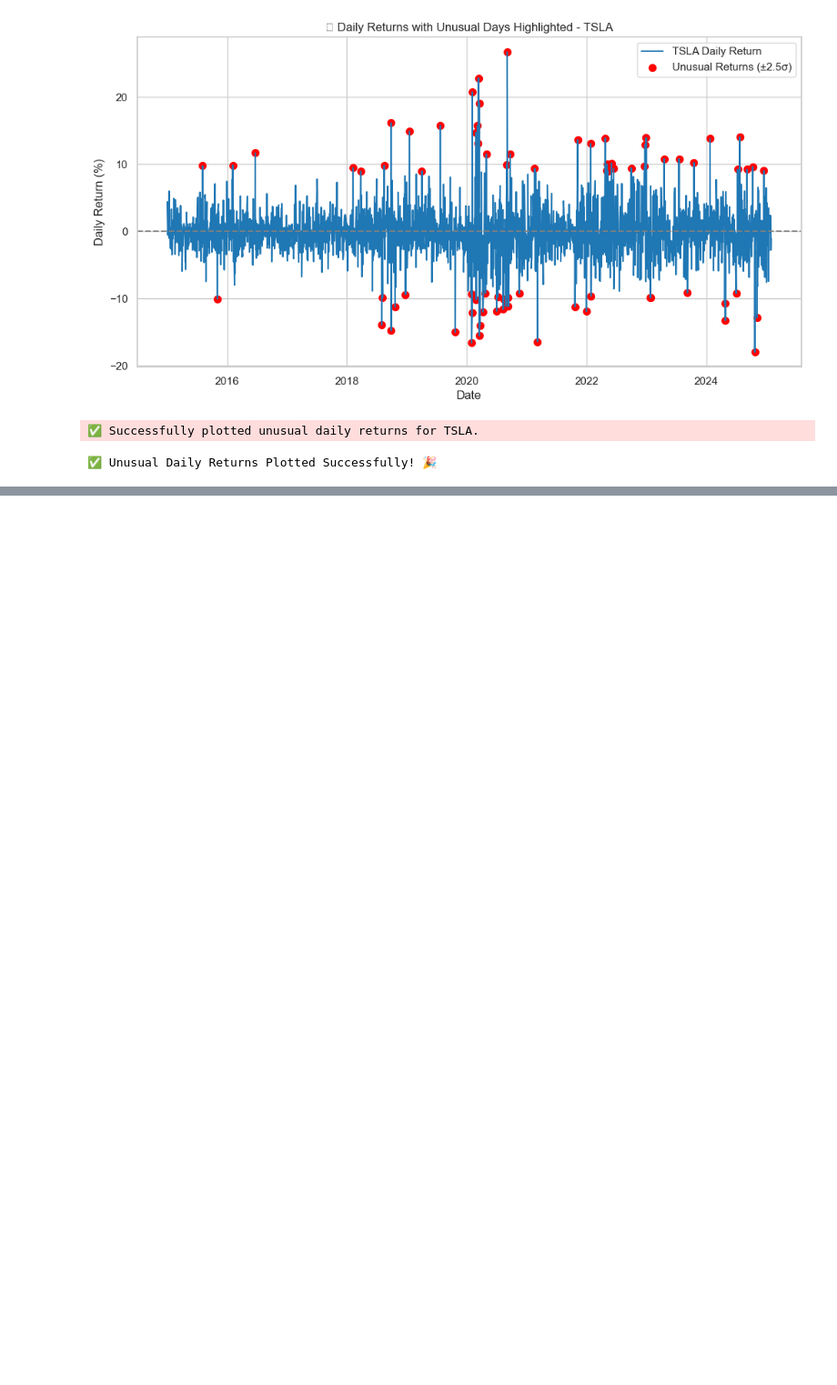
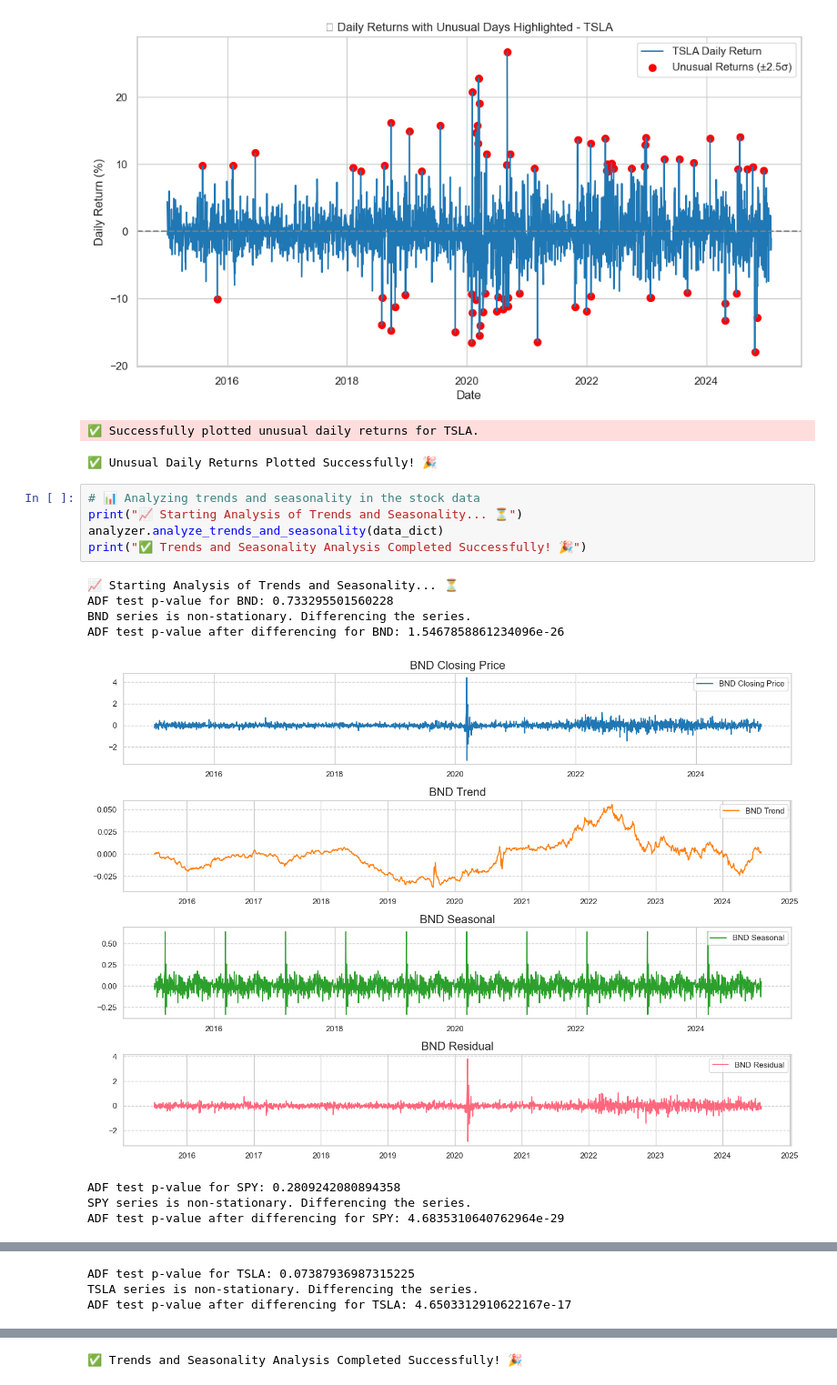
Before and after one commit to Amen-Zelealem/Time-Series-Forcasting-Portfolio-Optimizer, a Jupyter notebook: notebooks/exploratory_data_analysis.ipynb, the cells around one changed output, grey strips where cells are left out. Shown at 91% size. Saved outputs shown, nothing was run; the diff lists cells and outputs as text; blank space fills up the shorter version.

Commit message:
Added Seasonality and Trend Analysis Notebook

```diff
--- a/notebooks/exploratory_data_analysis.ipynb
+++ b/notebooks/exploratory_data_analysis.ipynb
@@ -129,3 +129,17 @@ print("✅ Unusual Daily Returns Plotted Successfully! 🎉")
 [figure]
 ✅ Successfully plotted unusual daily returns for TSLA.
 ✅ Unusual Daily Returns Plotted Successfully! 🎉
+# %%
+# 📊 Analyzing trends and seasonality in the stock data
+print("📈 Starting Analysis of Trends and Seasonality... ⏳")
+analyzer.analyze_trends_and_seasonality(data_dict)
+print("✅ Trends and Seasonality Analysis Completed Successfully! 🎉")
+# %% [output]
+📈 Starting Analysis of Trends and Seasonality... ⏳
+ADF test p-value for BND: 0.733295501560228
+BND series is non-stationary. Differencing the series.
+ADF test p-value after differencing for BND: 1.5467858861234096e-26
+[figure, added]
+ADF test p-value for SPY: 0.2809242080894358
+SPY series is non-stationary. Differencing the series.
+ADF test p-value after differencing for SPY: 4.6835310640762964e-29
@@ -131,0 +147,3 @@ print("✅ Unusual Daily Returns Plotted Successfully! 🎉")
+ADF test p-value for TSLA: 0.07387936987315225
+TSLA series is non-stationary. Differencing the series.
+ADF test p-value after differencing for TSLA: 4.6503312910622167e-17
@@ -131,0 +151 @@ print("✅ Unusual Daily Returns Plotted Successfully! 🎉")
+✅ Trends and Seasonality Analysis Completed Successfully! 🎉
```
Also changed, not shown: parts of 3 cells of this notebook.
